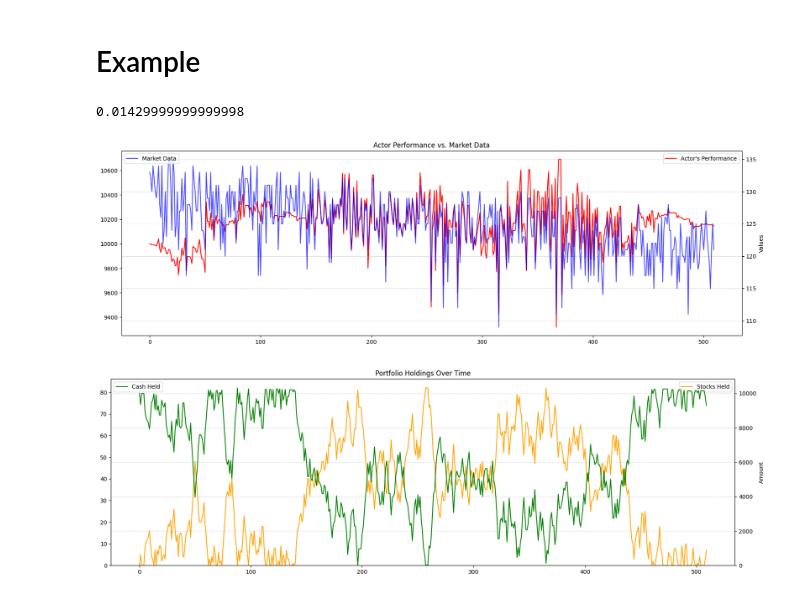
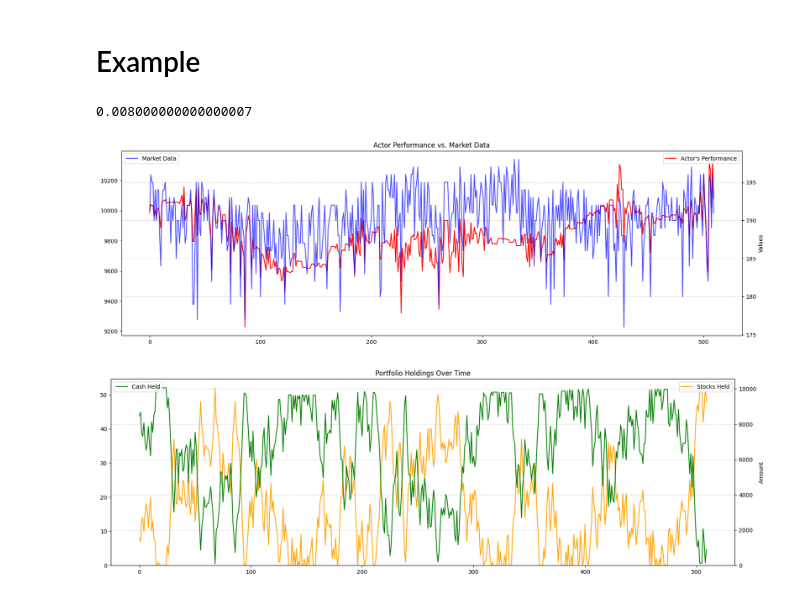
Before and after one commit to UoB-DSMP-2023-24/dsmp-2024-group-19, a Jupyter notebook: Trading/level1BrokerV2.ipynb, the cells around one changed output. Drawn from its saved outputs; the diff is of its cells as text; code cells hidden in the pictures.

```diff
--- a/Trading/level1BrokerV2.ipynb
+++ b/Trading/level1BrokerV2.ipynb
@@ -134,12 +134,12 @@ def random_actor(current_data, current_cash, current_stocks):
     return np.random.randint(-10,11)
 
 
-results = broker(random_actor, tapes_data[100], cash)
+results = broker(random_actor, tapes_data[50], cash)
 results[-1]
 # %% [output]
-0.01429999999999998
+0.008000000000000007
 # %%
-display_results(results, tapes_data[100])
+display_results(results, tapes_data[50])
 # %% [output]
-[figure, old version]
+[figure, new version]
-[figure, old version]
+[figure, new version]
```
